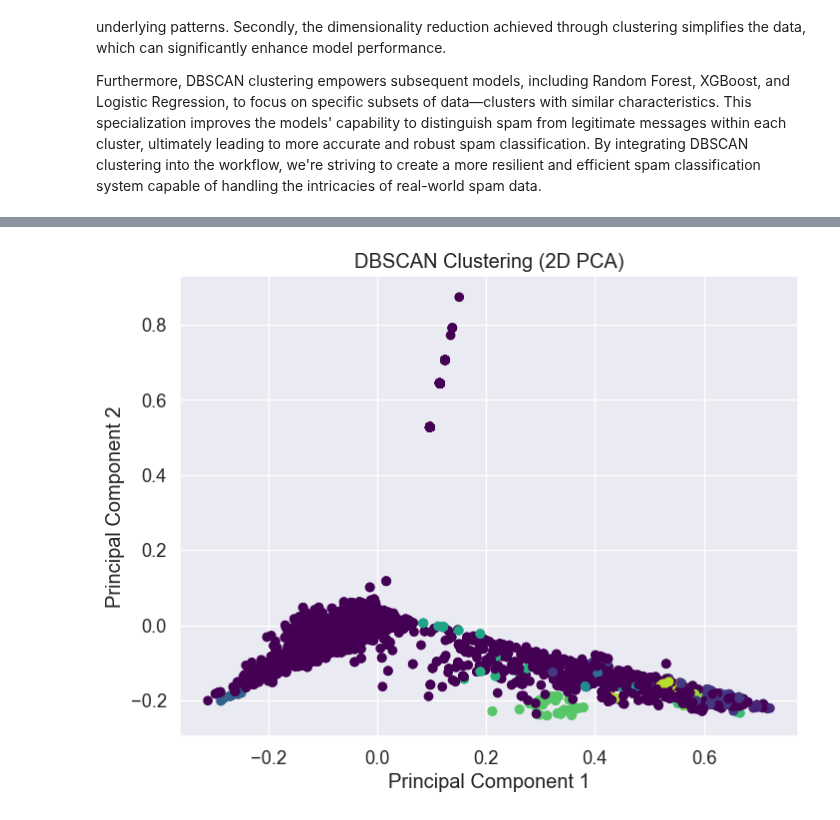
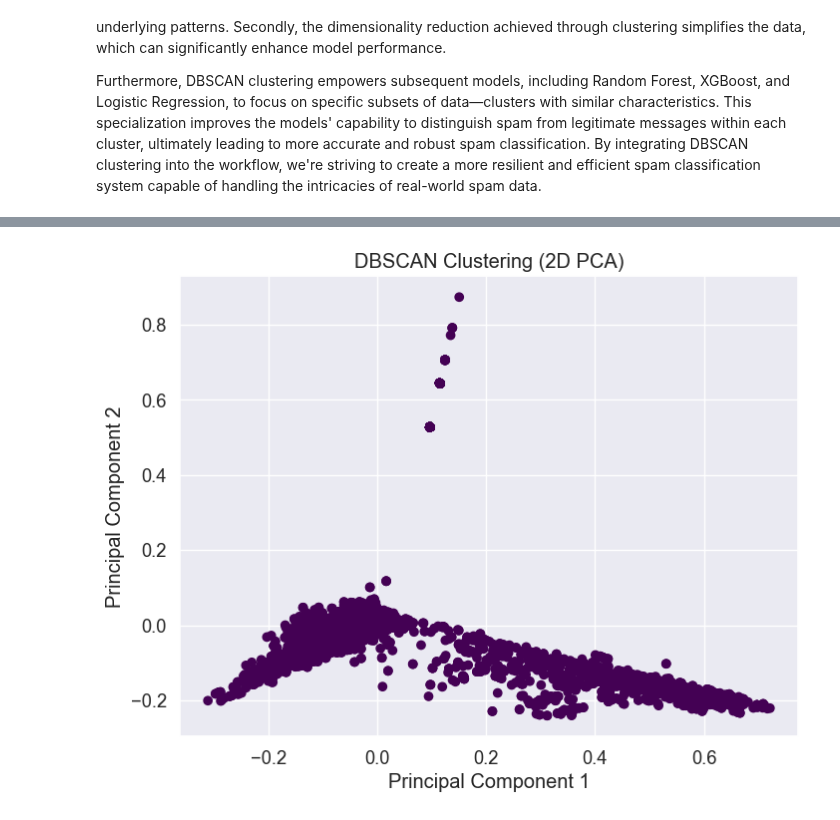
Before and after one commit to Mr-Chang95/Spam-Classification-with-KMeans-Clustering, a Jupyter notebook: project_draft.ipynb, the cells around one changed output, grey strips where cells are left out. Saved outputs shown, nothing was run; the diff lists cells and outputs as text; code cells hidden in the pictures.

```diff
--- a/project_draft.ipynb
+++ b/project_draft.ipynb
@@ -169,8 +178,12 @@ GaussianNB()
 # %%
 %%time
 from sklearn.model_selection import cross_val_score
+from sklearn.preprocessing import StandardScaler
 
-accuracy_scores = cross_val_score(ng, out.toarray(), data['Target'], cv=5, n_jobs=1, scoring='accuracy')
+scaler = StandardScaler()
+scaled_data = scaler.fit_transform(out.toarray())
+
+accuracy_scores = cross_val_score(ng, scaled_data, data['Target'], cv=5, n_jobs=1, scoring='accuracy')
 mean_accuracy = accuracy_scores.mean()
 
 print("Accuracy Scores:", accuracy_scores)
@@ -286,15 +297,15 @@ plt.show()
 # %%
-num_clusters = 18
+num_clusters = 2
 
 kmeans = KMeans(n_clusters=num_clusters, random_state=42)
-kmeans.fit(out)
+kmeans.fit(scaled_data)
 
 data['Cluster_Label'] = kmeans.labels_
 
 cluster_sizes = data['Cluster_Label'].value_counts()
 print("Cluster Sizes:\n", cluster_sizes)
 
-silhouette_avg = silhouette_score(out, kmeans.labels_)
+silhouette_avg = silhouette_score(scaled_data, kmeans.labels_)
 print(f"Silhouette Score: {silhouette_avg}")
 # %% [output]
 Cluster Sizes:
@@ -349,9 +338,9 @@ plt.show()
 # %%
-num_clusters = 18
+num_clusters = 2
 
 kmeans = KMeans(n_clusters=num_clusters, random_state=42)
 
-kmeans.fit(out)
+kmeans.fit(scaled_data)
 
 data['Cluster_Label'] = kmeans.labels_
 # %%
@@ -424,7 +413,7 @@ eps_value = 0.5
 min_samples_value = 10
 
 dbscan = DBSCAN(eps=eps_value, min_samples=min_samples_value)
-dbscan_labels = dbscan.fit_predict(out.toarray())
+dbscan_labels = dbscan.fit_predict(scaled_data, data['Target'])
 
 data['Cluster_Label'] = dbscan_labels
 
@@ -454,18 +432,18 @@ Silhouette Score: -0.04331786053644008
 # %%
 # Fit the DBSCAN model to the sparse matrix and obtain the cluster assignments
-cluster_assignments = dbscan.fit_predict(out)
+cluster_assignments = dbscan.fit_predict(scaled_data)
 
 # Reduce the dimensionality of the data using PCA for visualization
 pca = PCA(n_components=2)
-reduced_features = pca.fit_transform(out.toarray())
+reduced_features = pca.fit_transform(scaled_data)
 
 # Create a scatter plot to visualize the clusters in 2D
 plt.figure(figsize=(8, 6))
 plt.scatter(reduced_features[:, 0], reduced_features[:, 1], c=cluster_assignments, cmap='viridis')
 plt.title('DBSCAN Clustering (2D PCA)')
 plt.xlabel('Principal Component 1')
 plt.ylabel('Principal Component 2')
 plt.show()
 # %% [output]
-[figure, old version]
+[figure, new version]
 # %%
```
Also changed, not shown: parts of 18 cells of this notebook.
